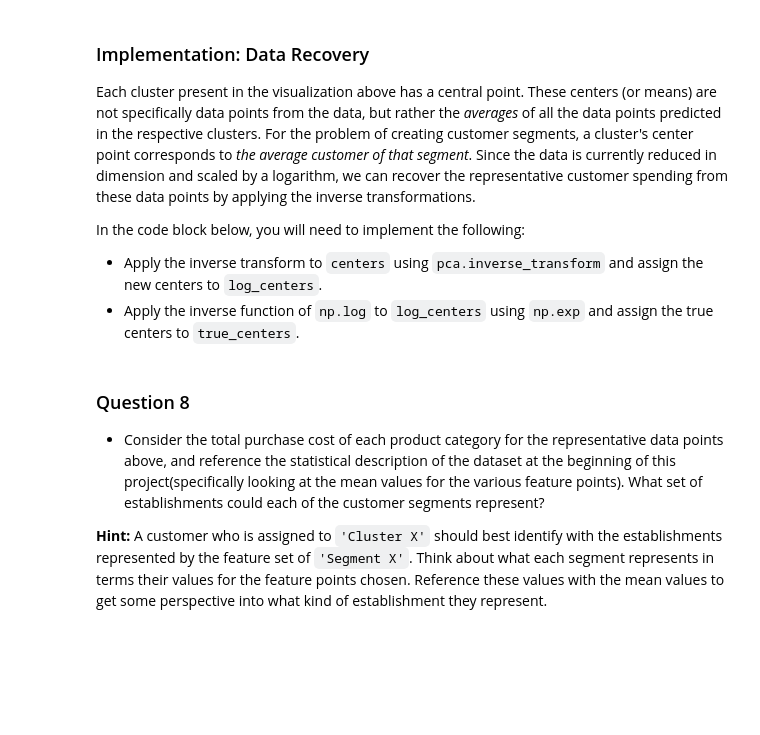
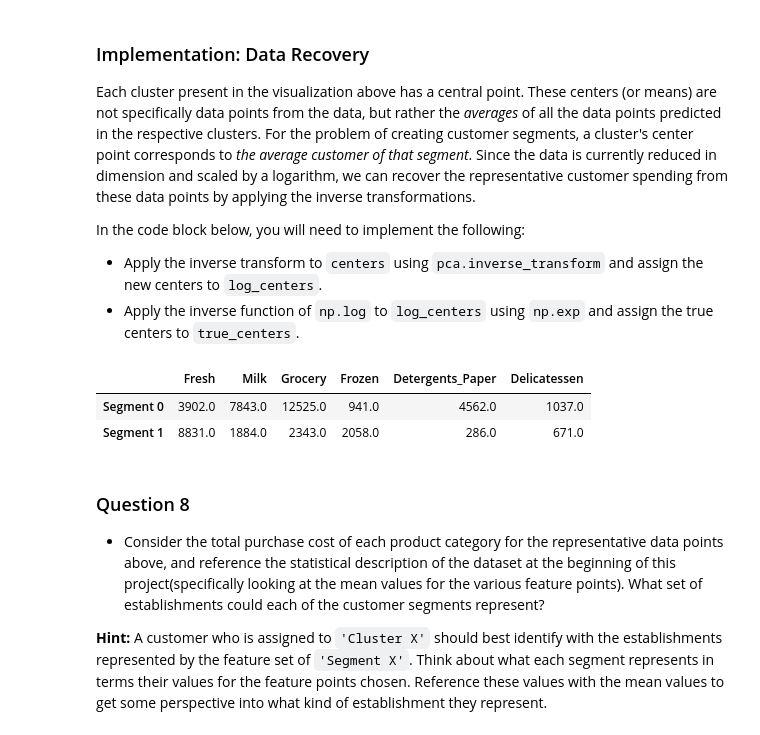
Before and after one commit to August-K-Y/MachineLearningNanoDegree, a Jupyter notebook: projects/customer_segments/customer_segments.ipynb, the cells around one changed output. Saved outputs shown, nothing was run; the diff lists cells and outputs as text; code cells hidden in the pictures; blank space fills up the shorter version.

Commit message:
added more answers to customer segments project

```diff
--- a/projects/customer_segments/customer_segments.ipynb
+++ b/projects/customer_segments/customer_segments.ipynb
@@ -369,13 +368,16 @@ In the code block below, you will need to implement the following:
  - Apply a PCA transformation of `log_samples` using `pca.transform`, and assign the results to `pca_samples`.
 # %%
 # TODO: Apply PCA by fitting the good data with only two dimensions
-pca = None
+
+from sklearn.decomposition import PCA
+pca = PCA(n_components=2,random_state=2)
+pca.fit(good_data)
 
 # TODO: Transform the good data using the PCA fit above
-reduced_data = None
+reduced_data = pca.transform(good_data)
 
 # TODO: Transform log_samples using the PCA fit above
-pca_samples = None
+pca_samples = pca.transform(log_samples)
 
 # Create a DataFrame for the reduced data
 reduced_data = pd.DataFrame(reduced_data, columns = ['Dimension 1', 'Dimension 2'])
@@ -426,16 +439,26 @@ In the code block below, you will need to implement the following:
    - Assign the silhouette score to `score` and print the result.
 # %%
 # TODO: Apply your clustering algorithm of choice to the reduced data
-clusterer = None
+from sklearn.mixture import GaussianMixture
+from sklearn.metrics import silhouette_score
+from sklearn.cluster import KMeans
 
+n_clusters = 2
+
+#for n_clusters in range_n_clusters:
+clusterer = KMeans(n_clusters=n_clusters, random_state=10)
+
+clusterer.fit(reduced_data)
 # TODO: Predict the cluster for each data point
-preds = None
+preds = clusterer.predict(reduced_data)
 
 # TODO: Find the cluster centers
-centers = None
+centers = clusterer.cluster_centers_
 
 # TODO: Predict the cluster for each transformed sample data point
-sample_preds = None
+sample_preds = clusterer.predict(pca_samples)
 
 # TODO: Calculate the mean silhouette coefficient for the number of clusters chosen
-score = None
+score = silhouette_score(reduced_data, preds)
+
+print score
@@ -461,16 +488,20 @@ In the code block below, you will need to implement the following:
  - Apply the inverse function of `np.log` to `log_centers` using `np.exp` and assign the true centers to `true_centers`.
 # %%
 # TODO: Inverse transform the centers
-log_centers = None
+log_centers =  pca.inverse_transform(centers)
 
 # TODO: Exponentiate the centers
-true_centers = None
+true_centers = np.exp(log_centers)
 
 # Display the true centers
 segments = ['Segment {}'.format(i) for i in range(0,len(centers))]
 true_centers = pd.DataFrame(np.round(true_centers), columns = data.keys())
 true_centers.index = segments
 display(true_centers)
+# %% [output]
+|  | Fresh | Milk | Grocery | Frozen | Detergents_Paper | Delicatessen |
+| Segment 0 | 3902.0 | 7843.0 | 12525.0 | 941.0 | 4562.0 | 1037.0 |
+| Segment 1 | 8831.0 | 1884.0 | 2343.0 | 2058.0 | 286.0 | 671.0 |
 # %% [markdown]
 ### Question 8
 
```
Also changed, not shown: parts of 6 cells of this notebook.
